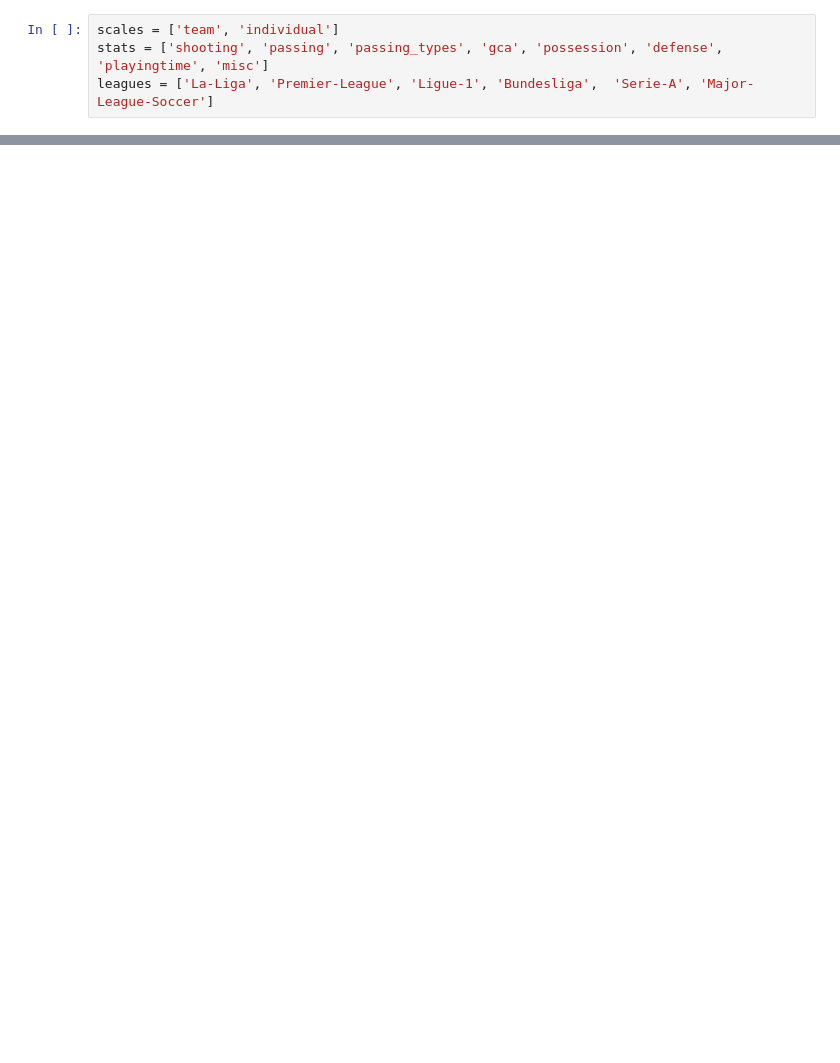
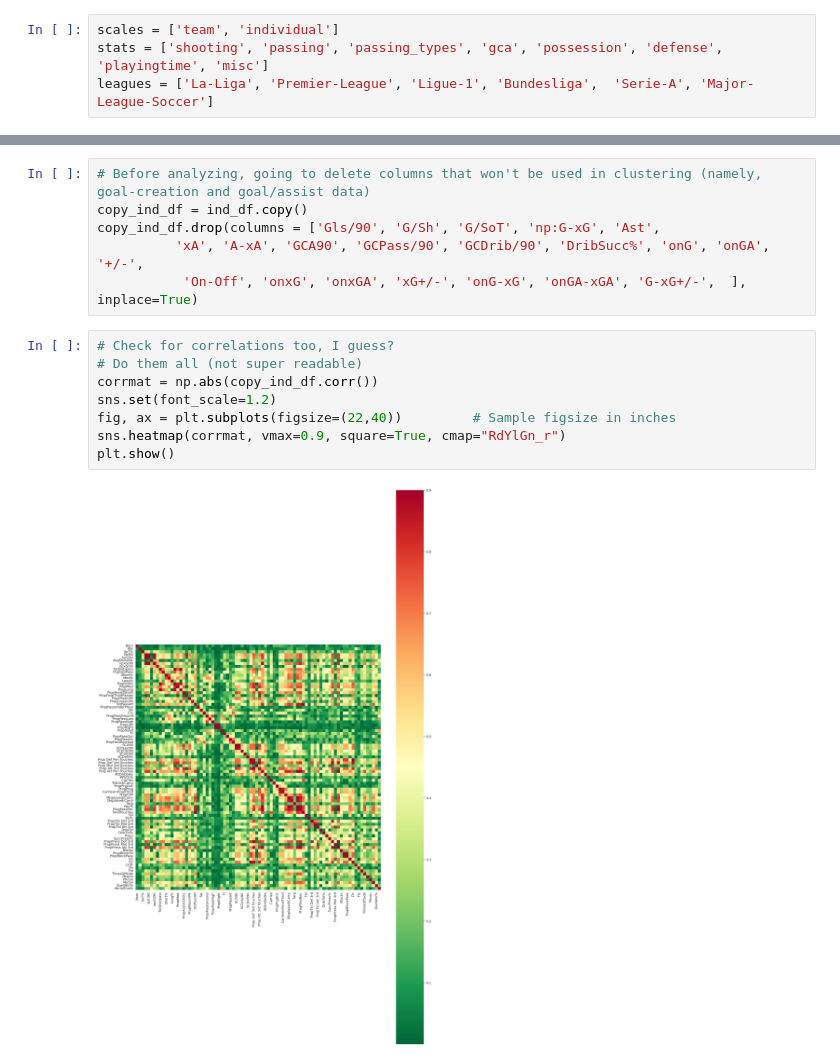
Before and after one commit to marcjbaron/soccer_scouting, a Jupyter notebook: notebooks/PtII_FBRef_data_processing.ipynb, the cells around one changed output, grey strips where cells are left out. Saved outputs shown, nothing was run; the diff lists cells and outputs as text; blank space fills up the shorter version.

```diff
--- a/notebooks/PtII_FBRef_data_processing.ipynb
+++ b/notebooks/PtII_FBRef_data_processing.ipynb
@@ -645,0 +582,16 @@ for scale in scales:
+# %%
+# Before analyzing, going to delete columns that won't be used in clustering (namely, goal-creation and goal/assist data)
+copy_ind_df = ind_df.copy()
+copy_ind_df.drop(columns = ['Gls/90', 'G/Sh', 'G/SoT', 'np:G-xG', 'Ast',
+          'xA', 'A-xA', 'GCA90', 'GCPass/90', 'GCDrib/90', 'DribSucc%', 'onG', 'onGA', '+/-',
+           'On-Off', 'onxG', 'onxGA', 'xG+/-', 'onG-xG', 'onGA-xGA', 'G-xG+/-',  ], inplace=True)
+# %%
+# Check for correlations too, I guess?
+# Do them all (not super readable)
+corrmat = np.abs(copy_ind_df.corr())
+sns.set(font_scale=1.2)
+fig, ax = plt.subplots(figsize=(22,40))         # Sample figsize in inches
+sns.heatmap(corrmat, vmax=0.9, square=True, cmap="RdYlGn_r")
+plt.show()
+# %% [output]
+[figure, added]
```
Also changed, not shown: parts of 50 cells of this notebook, 1 other file.
